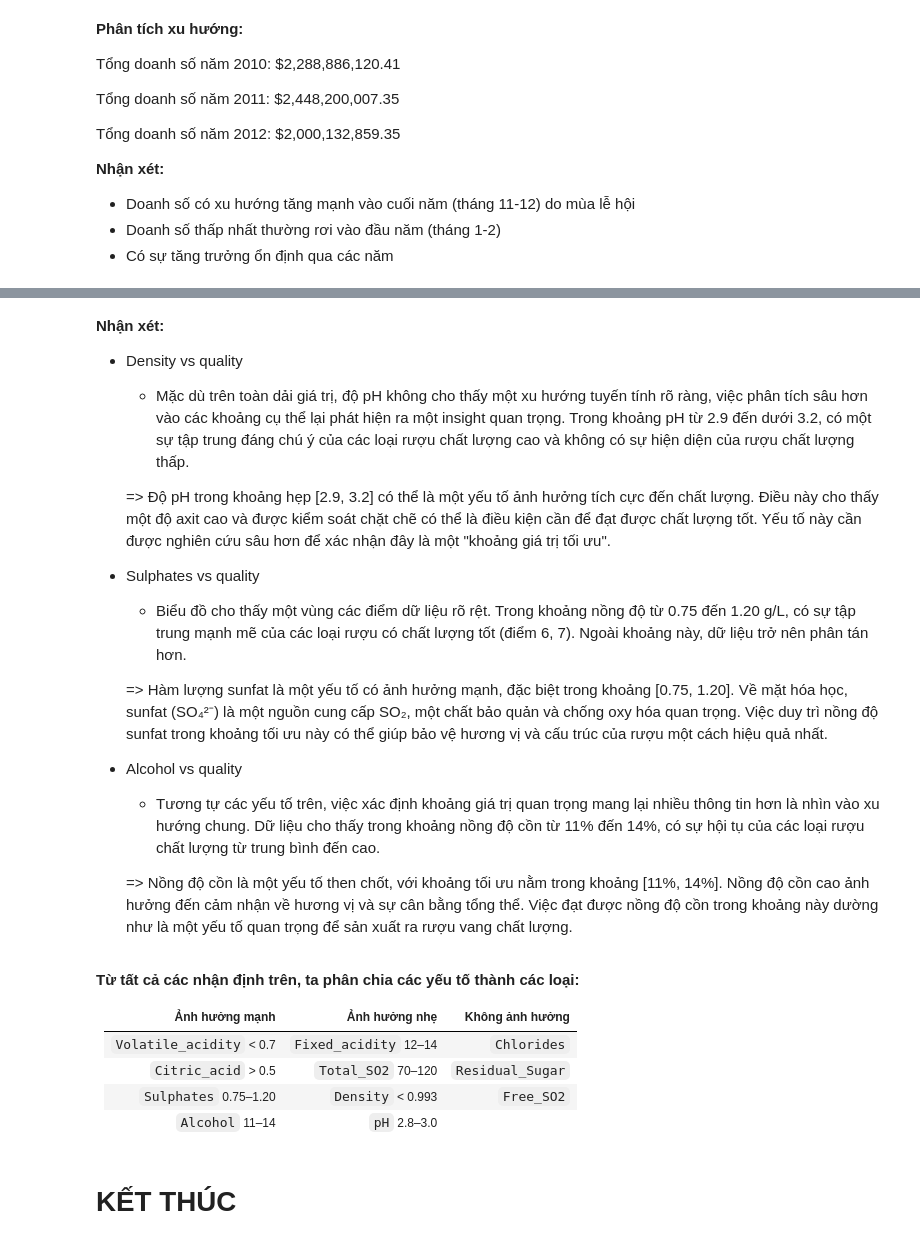
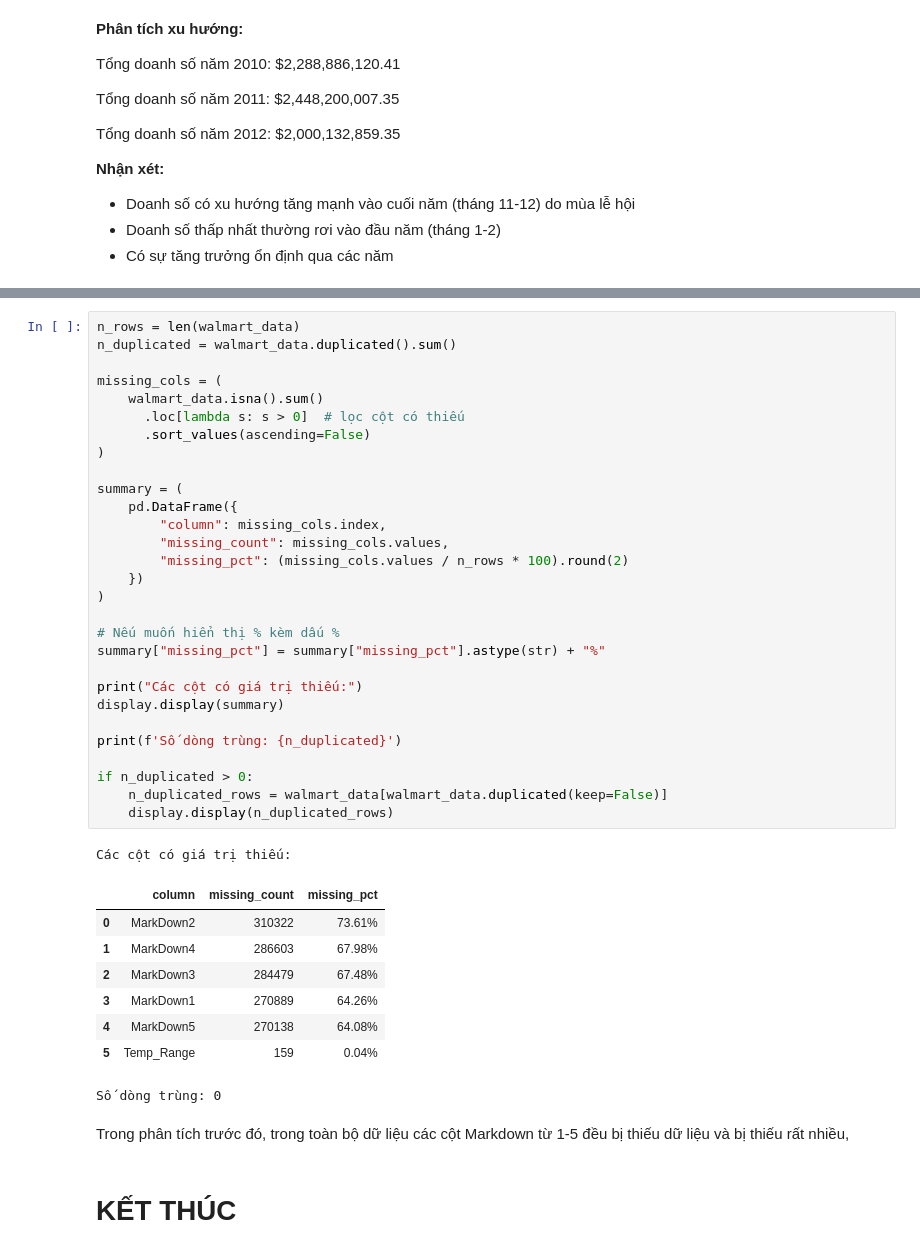
Before and after one commit to aquattda/LTT_DA, a Jupyter notebook: Do_An/3122410447_LTT.ipynb, the cells around one changed output, grey strips where cells are left out. Saved outputs shown, nothing was run; the diff lists cells and outputs as text.

```diff
--- a/Do_An/3122410447_LTT.ipynb
+++ b/Do_An/3122410447_LTT.ipynb
@@ -1184,25 +1708,43 @@ fig.delaxes(axes[3])
-# %% [markdown]
-**Nhận xét:**
-- Density vs quality
-    -	Mặc dù trên toàn dải giá trị, độ pH không cho thấy một xu hướng tuyến tính rõ ràng, việc phân tích sâu hơn vào các khoảng cụ thể lại phát hiện ra một insight quan trọng. Trong khoảng pH từ 2.9 đến dưới 3.2, có một sự tập trung đáng chú ý của các loại rượu chất lượng cao và không có sự hiện diện của rượu chất lượng thấp.
-
-    => Độ pH trong khoảng hẹp [2.9, 3.2] có thể là một yếu tố ảnh hưởng tích cực đến chất lượng. Điều này cho thấy một độ axit cao và được kiểm soát chặt chẽ có thể là điều kiện cần để đạt được chất lượng tốt. Yếu tố này cần được nghiên cứu sâu hơn để xác nhận đây là một "khoảng giá trị tối ưu".
-- Sulphates vs quality
-    -	Biểu đồ cho thấy một vùng các điểm dữ liệu rõ rệt. Trong khoảng nồng độ từ 0.75 đến 1.20 g/L, có sự tập trung mạnh mẽ của các loại rượu có chất lượng tốt (điểm 6, 7). Ngoài khoảng này, dữ liệu trở nên phân tán hơn.
-
-    => Hàm lượng sunfat là một yếu tố có ảnh hưởng mạnh, đặc biệt trong khoảng [0.75, 1.20]. Về mặt hóa học, sunfat (SO₄²⁻) là một nguồn cung cấp SO₂, một chất bảo quản và chống oxy hóa quan trọng. Việc duy trì nồng độ sunfat trong khoảng tối ưu này có thể giúp bảo vệ hương vị và cấu trúc của rượu một cách hiệu quả nhất.
-- Alcohol vs quality
-    -	Tương tự các yếu tố trên, việc xác định khoảng giá trị quan trọng mang lại nhiều thông tin hơn là nhìn vào xu hướng chung. Dữ liệu cho thấy trong khoảng nồng độ cồn từ 11% đến 14%, có sự hội tụ của các loại rượu chất lượng từ trung bình đến cao.
-
-    => Nồng độ cồn là một yếu tố then chốt, với khoảng tối ưu nằm trong khoảng [11%, 14%]. Nồng độ cồn cao ảnh hưởng đến cảm nhận về hương vị và sự cân bằng tổng thể. Việc đạt được nồng độ cồn trong khoảng này dường như là một yếu tố quan trọng để sản xuất ra rượu vang chất lượng.
-# %% [markdown]
-**Từ tất cả các nhận định trên, ta phân chia các yếu tố thành các loại:**
-
-| Ảnh hưởng mạnh                | Ảnh hưởng nhẹ             | Không ảnh hưởng  |
-|------------------------------|---------------------------|------------------|
-| `Volatile_acidity` \< 0.7    | `Fixed_acidity` 12–14     |`Chlorides`      |
-| `Citric_acid` \> 0.5         | `Total_SO2` 70–120        | `Residual_Sugar` |
-| `Sulphates` 0.75–1.20        | `Density` \< 0.993        | `Free_SO2`       |
-| `Alcohol` 11–14              | `pH` 2.8–3.0              |                  |
+# %%
+n_rows = len(walmart_data)
+n_duplicated = walmart_data.duplicated().sum()
+
+missing_cols = (
+    walmart_data.isna().sum()
+      .loc[lambda s: s > 0]  # lọc cột có thiếu
+      .sort_values(ascending=False)
+)
+
+summary = (
+    pd.DataFrame({
+        "column": missing_cols.index,
+        "missing_count": missing_cols.values,
+        "missing_pct": (missing_cols.values / n_rows * 100).round(2)
+    })
+)
+
+# Nếu muốn hiển thị % kèm dấu %
+summary["missing_pct"] = summary["missing_pct"].astype(str) + "%"
+
+print("Các cột có giá trị thiếu:")
+display.display(summary)
+
+print(f'Số dòng trùng: {n_duplicated}')
+
+if n_duplicated > 0:
+    n_duplicated_rows = walmart_data[walmart_data.duplicated(keep=False)]
+    display.display(n_duplicated_rows)
+# %% [output]
+Các cột có giá trị thiếu:
+|  | column | missing_count | missing_pct |
+| 0 | MarkDown2 | 310322 | 73.61% |
+| 1 | MarkDown4 | 286603 | 67.98% |
+| 2 | MarkDown3 | 284479 | 67.48% |
+| 3 | MarkDown1 | 270889 | 64.26% |
+| 4 | MarkDown5 | 270138 | 64.08% |
+| 5 | Temp_Range | 159 | 0.04% |
+Số dòng trùng: 0
+# %% [markdown]
+Trong phân tích trước đó, trong toàn bộ dữ liệu các cột Markdown từ 1-5 đều bị thiếu dữ liệu và bị thiếu rất nhiều,
 # %% [markdown]
 # KẾT THÚC
```
Also changed, not shown: parts of 60 cells of this notebook, 19 other files.
